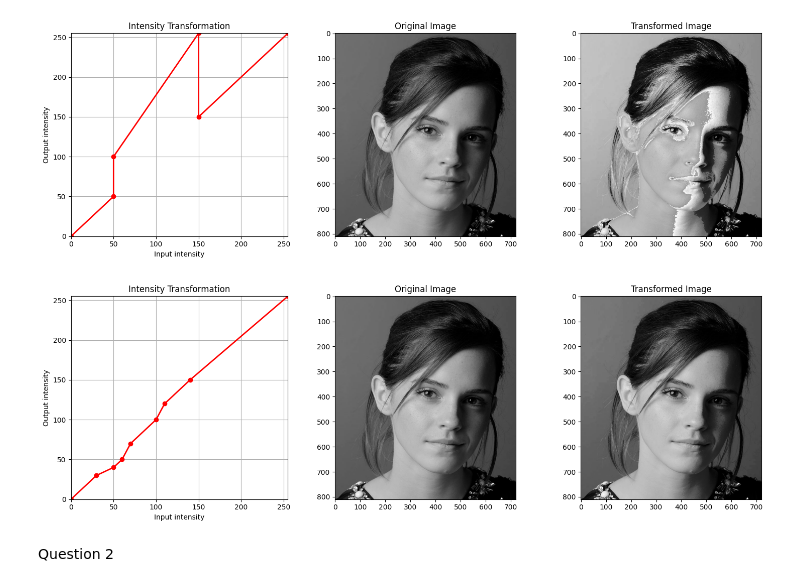
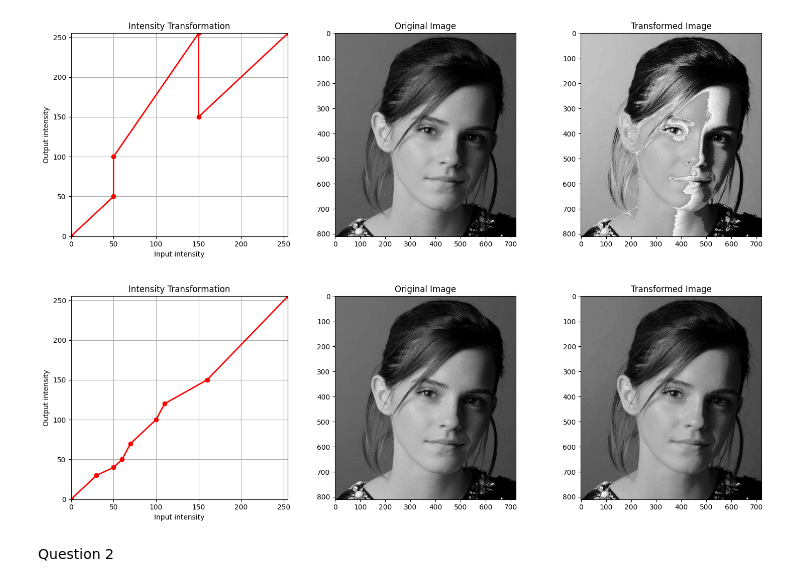
Before and after one commit to maneth-b03p/Image_Processing_and_Machine_Vision_Activities, a Jupyter notebook: Notebooks/230476T_a01.ipynb, the cells around one changed output. Saved outputs shown, nothing was run; the diff lists cells and outputs as text; code cells hidden in the pictures.

```diff
--- a/Notebooks/230476T_a01.ipynb
+++ b/Notebooks/230476T_a01.ipynb
@@ -67,40 +67,40 @@ breakpoints_fig1a = np.array([
     [70, 70],
     [100, 100],
     [110, 120],
-    [140, 150],
+    [160, 150],
     [255, 255]
 ], dtype=np.float32)
 
 img = cv2.imread('../images/images/q1.jpeg', cv2.IMREAD_GRAYSCALE)
 
 if img is None:
     img = np.random.randint(0, 256, (300, 300), dtype=np.uint8)
 
 
 transformed_img = intensity_transform(img, breakpoints_fig1a)
 
 
 fig, axes = plt.subplots(1, 3, figsize=(15, 5))
 
 
 axes[0].plot(breakpoints_fig1a[:, 0], breakpoints_fig1a[:, 1], 'r-o', linewidth=2)
 axes[0].set_title("Intensity Transformation")
 axes[0].set_xlabel("Input intensity")
 axes[0].set_ylabel("Output intensity")
 axes[0].set_xlim([0, 255])
 axes[0].set_ylim([0, 255])
 axes[0].grid(True)
 
 axes[1].imshow(img, cmap='gray', vmin=0, vmax=255)
 axes[1].set_title("Original Image")
 
 axes[2].imshow(transformed_img, cmap='gray', vmin=0, vmax=255)
 axes[2].set_title("Transformed Image")
 
 plt.tight_layout()
 plt.show()
 # %% [output]
-[figure, old version]
+[figure, new version]
 # %% [markdown]
 Question 2
 # %%
```
Also changed, not shown: parts of 2 cells of this notebook.
